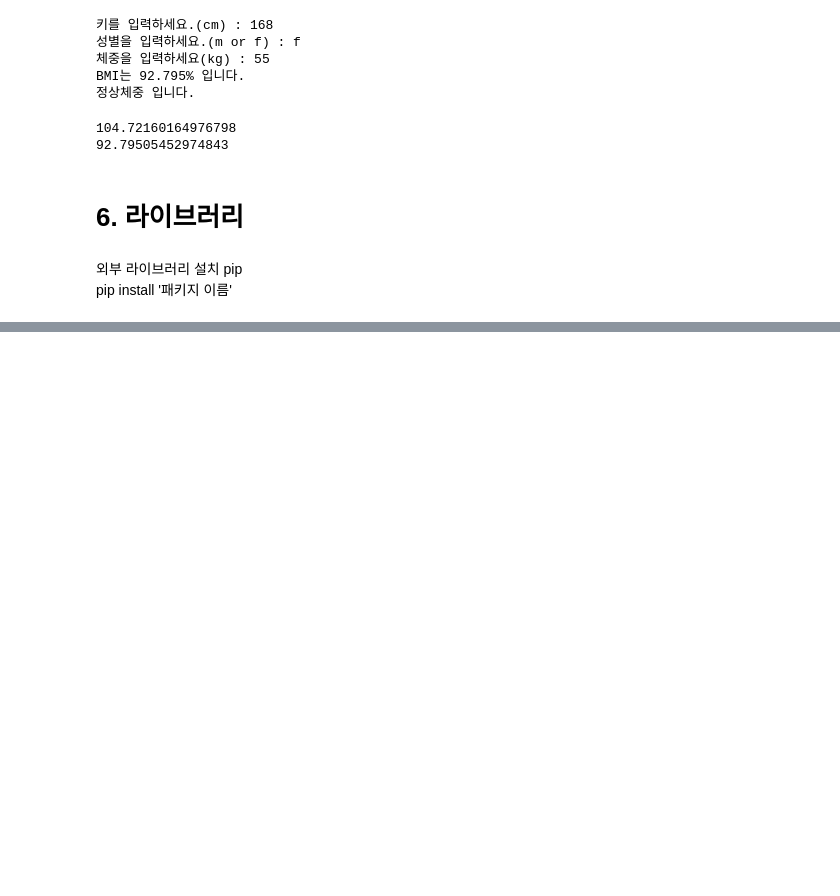
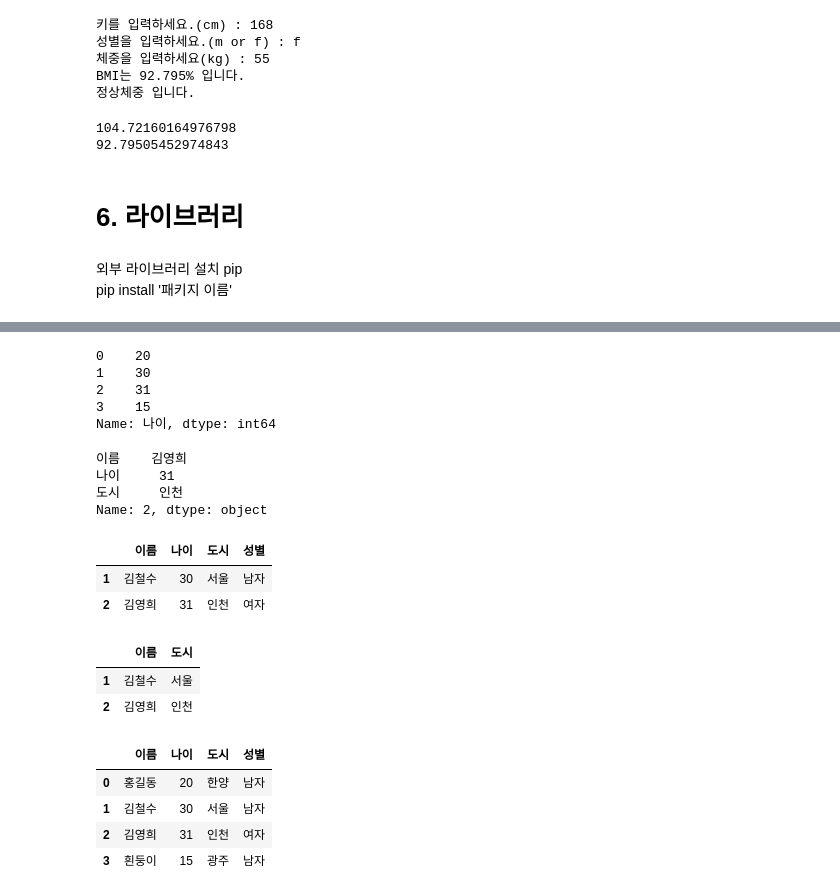
Before and after one commit to HC-Service/NaturalPython, a Jupyter notebook: Python_Basic_Example.ipynb, the cells around one changed output, grey strips where cells are left out. Saved outputs shown, nothing was run; the diff lists cells and outputs as text; code cells hidden in the pictures; blank space fills up the shorter version.

```diff
--- a/Python_Basic_Example.ipynb
+++ b/Python_Basic_Example.ipynb
@@ -1143,0 +1243,28 @@ zipp                             3.17.0
+# %%
+df['나이']
+# %% [output]
+0    20
+1    30
+2    31
+3    15
+Name: 나이, dtype: int64
+# %%
+df.loc[2] # 행 가져오기
+# %% [output]
+이름    김영희
+나이     31
+도시     인천
+Name: 2, dtype: object
+# %%
+# 조건 검색
+df[df['나이'] > 25]
+# %% [output]
+|  | 이름 | 나이 | 도시 | 성별 |
+| 1 | 김철수 | 30 | 서울 | 남자 |
+| 2 | 김영희 | 31 | 인천 | 여자 |
+# %%
+df.loc[df['나이'] > 25, ['이름', '도시']]
+# %% [output]
+|  | 이름 | 도시 |
+| 1 | 김철수 | 서울 |
+| 2 | 김영희 | 인천 |
@@ -1143,0 +1274,8 @@ zipp                             3.17.0
+# %%
+df
+# %% [output]
+|  | 이름 | 나이 | 도시 | 성별 |
+| 0 | 홍길동 | 20 | 한양 | 남자 |
+| 1 | 김철수 | 30 | 서울 | 남자 |
+| 2 | 김영희 | 31 | 인천 | 여자 |
+| 3 | 흰둥이 | 15 | 광주 | 남자 |
```
Also changed, not shown: parts of 48 cells of this notebook.
